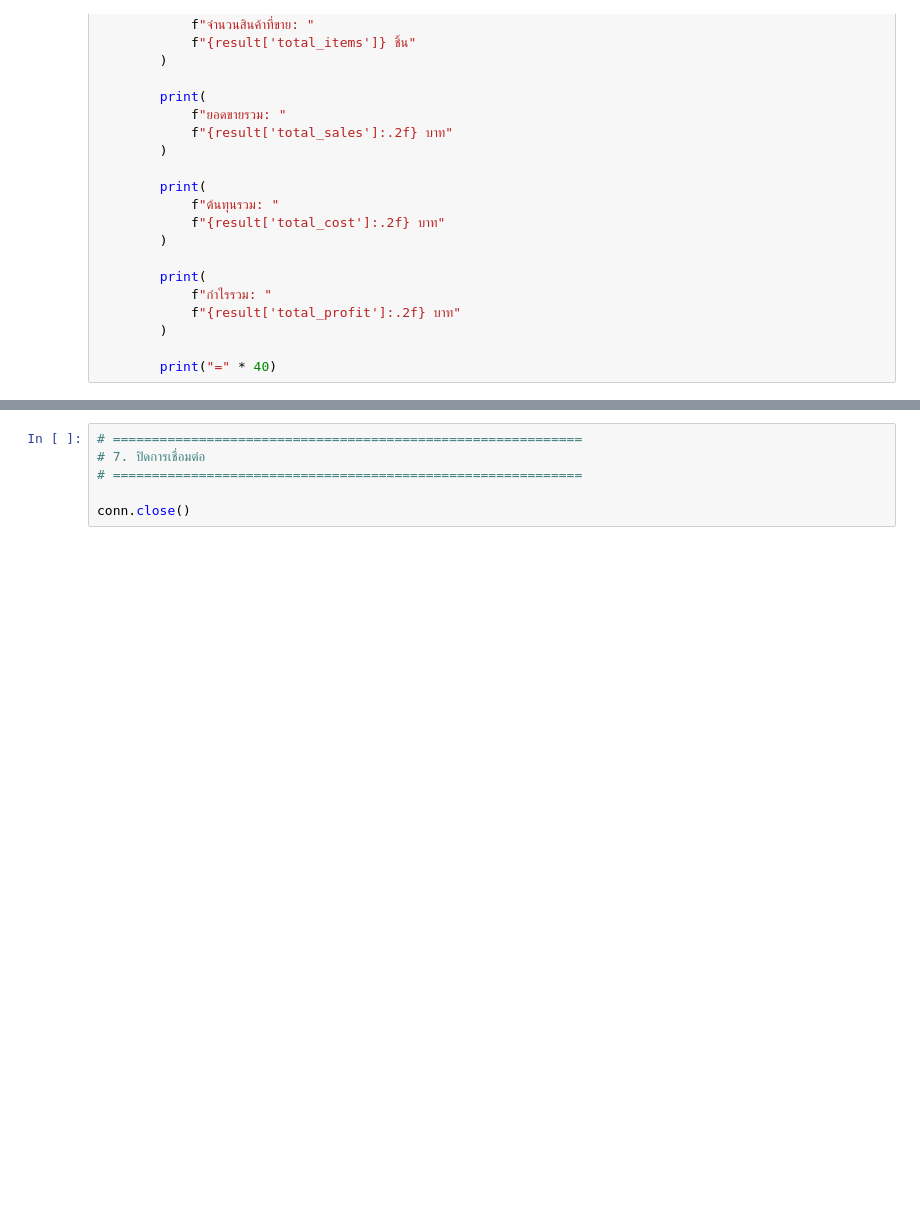
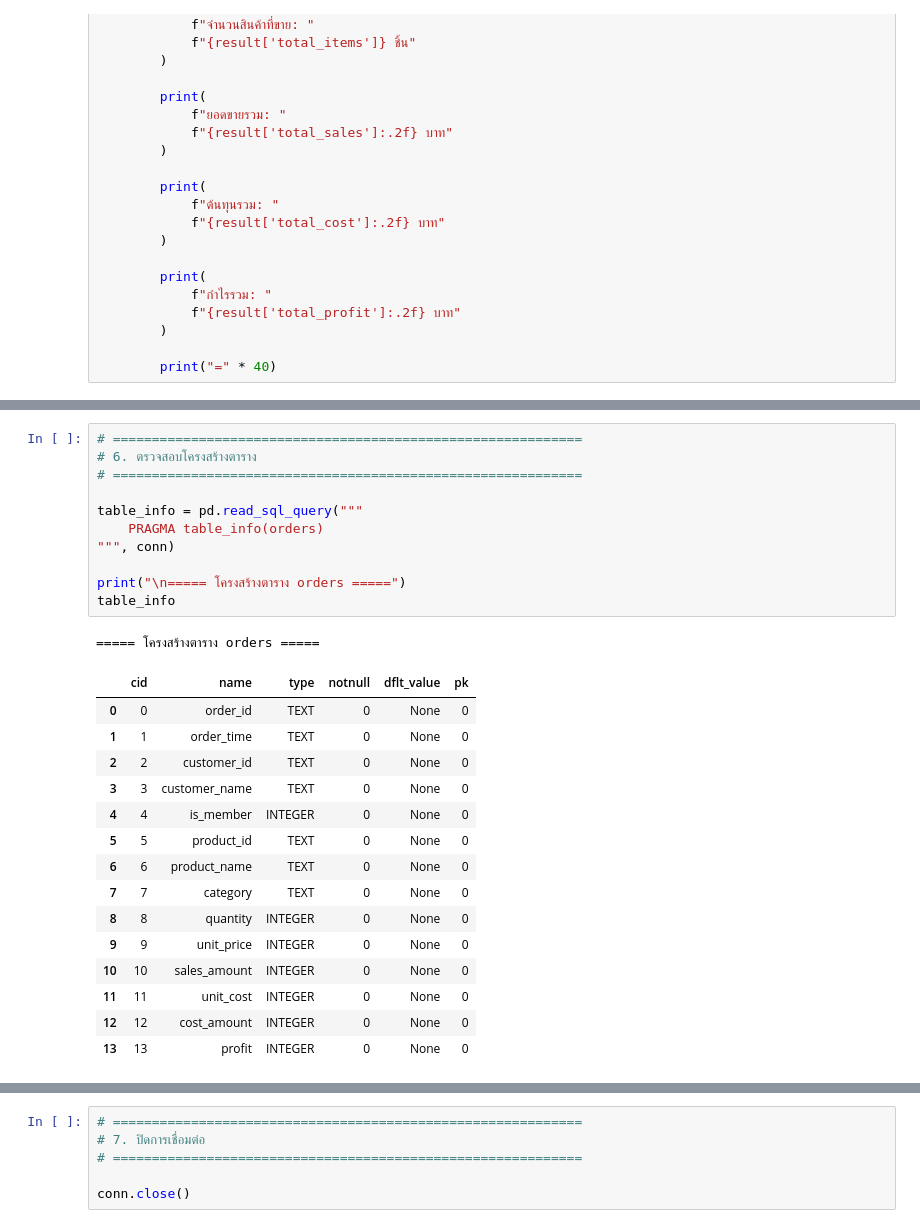
Before and after one commit to thanakppm/Project-Python, a Jupyter notebook: Retail_Store.ipynb, the cells around one changed output, grey strips where cells are left out. Saved outputs shown, nothing was run; the diff lists cells and outputs as text; blank space fills up the shorter version.

```diff
--- a/Retail_Store.ipynb
+++ b/Retail_Store.ipynb
@@ -1298,0 +1281,28 @@ print("\nปิดการเชื่อมต่อ SQLite เรียบร
+# %%
+# ============================================================
+# 6. ตรวจสอบโครงสร้างตาราง
+# ============================================================
+
+table_info = pd.read_sql_query("""
+    PRAGMA table_info(orders)
+""", conn)
+
+print("\n===== โครงสร้างตาราง orders =====")
+table_info
+# %% [output]
+===== โครงสร้างตาราง orders =====
+|  | cid | name | type | notnull | dflt_value | pk |
+| 0 | 0 | order_id | TEXT | 0 | None | 0 |
+| 1 | 1 | order_time | TEXT | 0 | None | 0 |
+| 2 | 2 | customer_id | TEXT | 0 | None | 0 |
+| 3 | 3 | customer_name | TEXT | 0 | None | 0 |
+| 4 | 4 | is_member | INTEGER | 0 | None | 0 |
+| 5 | 5 | product_id | TEXT | 0 | None | 0 |
+| 6 | 6 | product_name | TEXT | 0 | None | 0 |
+| 7 | 7 | category | TEXT | 0 | None | 0 |
+| 8 | 8 | quantity | INTEGER | 0 | None | 0 |
+| 9 | 9 | unit_price | INTEGER | 0 | None | 0 |
+| 10 | 10 | sales_amount | INTEGER | 0 | None | 0 |
+| 11 | 11 | unit_cost | INTEGER | 0 | None | 0 |
+| 12 | 12 | cost_amount | INTEGER | 0 | None | 0 |
+| 13 | 13 | profit | INTEGER | 0 | None | 0 |
```
Also changed, not shown: parts of 19 cells of this notebook.
